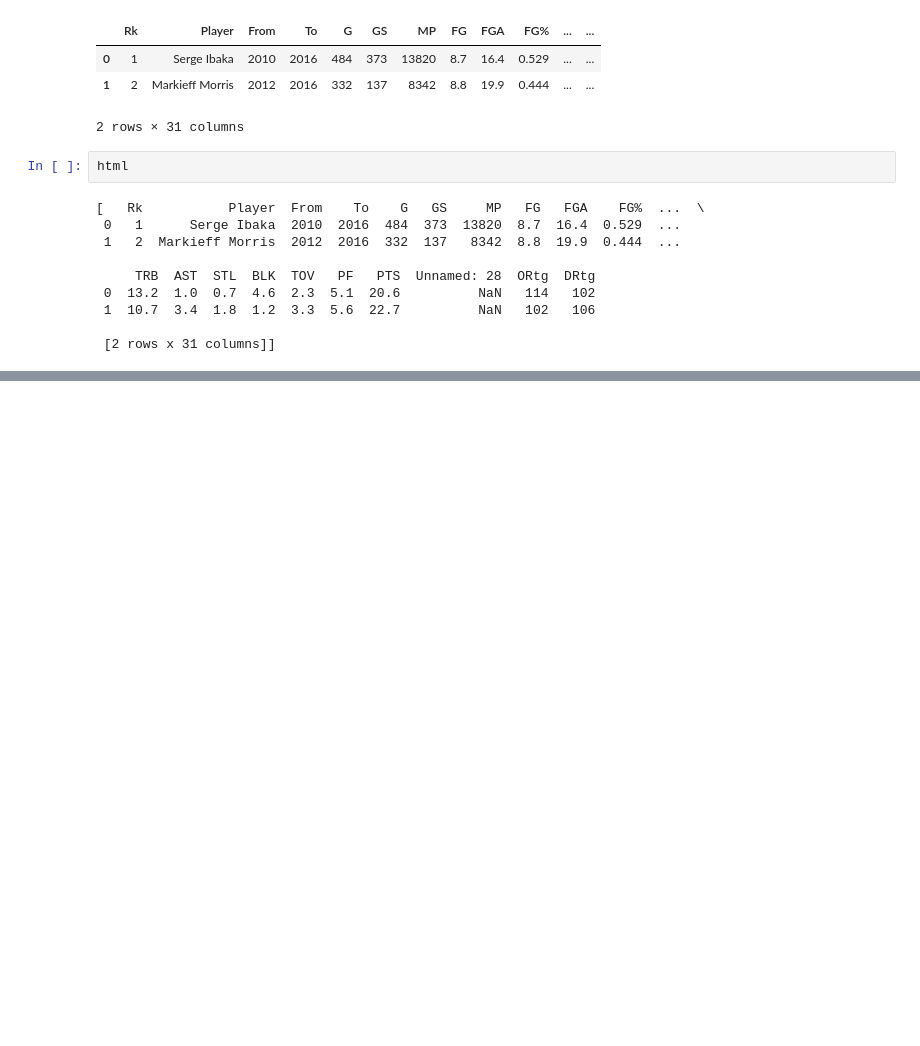
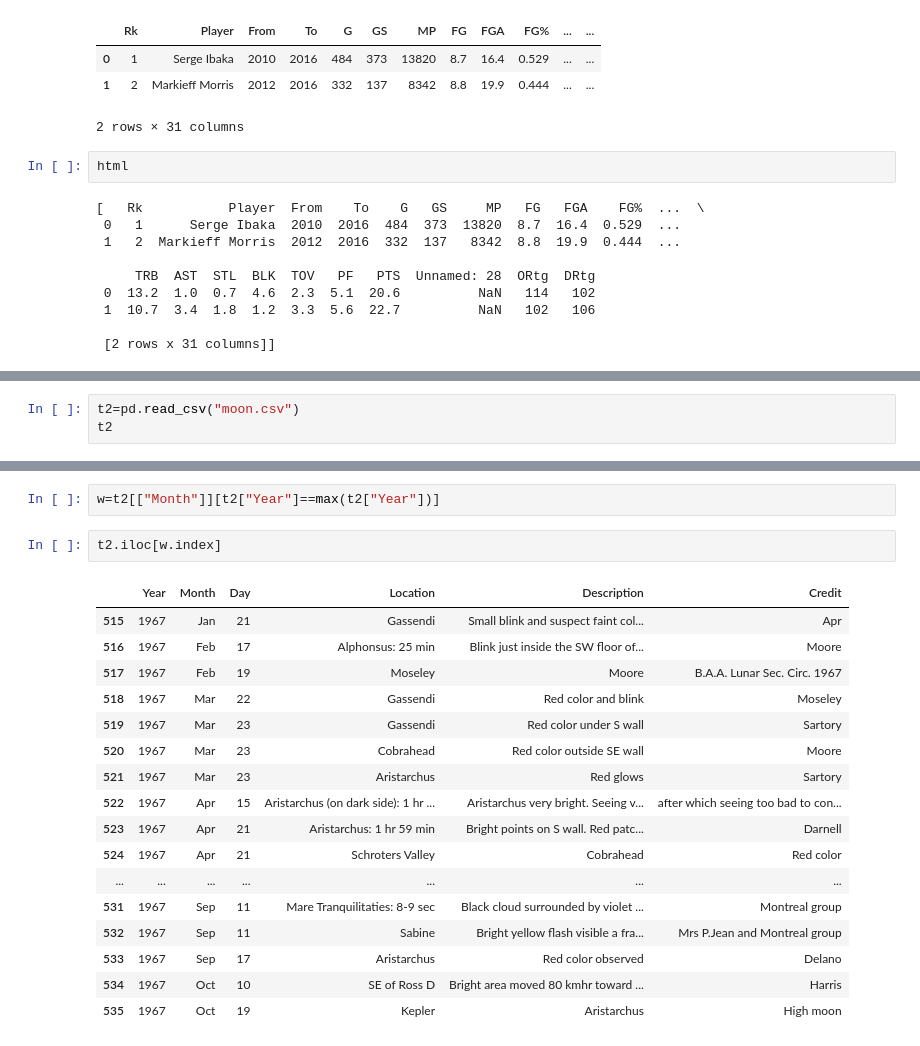
Before and after one commit to Yash621/Ml-dL-Assignments, a Jupyter notebook: pandas/Untitled.ipynb, the cells around one changed output, grey strips where cells are left out. Saved outputs shown, nothing was run; the diff lists cells and outputs as text; blank space fills up the shorter version.

```diff
--- a/pandas/Untitled.ipynb
+++ b/pandas/Untitled.ipynb
@@ -127,0 +185,3 @@ html
+# %%
+t2=pd.read_csv("moon.csv")
+t2
@@ -127,0 +202,22 @@ html
+# %%
+w=t2[["Month"]][t2["Year"]==max(t2["Year"])]
+# %%
+t2.iloc[w.index]
+# %% [output]
+|  | Year | Month | Day | Location | Description | Credit |
+| 515 | 1967 | Jan | 21 | Gassendi | Small blink and suspect faint col... | Apr |
+| 516 | 1967 | Feb | 17 | Alphonsus: 25 min | Blink just inside the SW floor of... | Moore |
+| 517 | 1967 | Feb | 19 | Moseley | Moore | B.A.A. Lunar Sec. Circ. 1967 |
+| 518 | 1967 | Mar | 22 | Gassendi | Red color and blink | Moseley |
+| 519 | 1967 | Mar | 23 | Gassendi | Red color under S wall | Sartory |
+| 520 | 1967 | Mar | 23 | Cobrahead | Red color outside SE wall | Moore |
+| 521 | 1967 | Mar | 23 | Aristarchus | Red glows | Sartory |
+| 522 | 1967 | Apr | 15 | Aristarchus (on dark side): 1 hr ... | Aristarchus very bright. Seeing v... | after which seeing too bad to con... |
+| 523 | 1967 | Apr | 21 | Aristarchus: 1 hr 59 min | Bright points on S wall. Red patc... | Darnell |
+| 524 | 1967 | Apr | 21 | Schroters Valley | Cobrahead | Red color |
+| ... | ... | ... | ... | ... | ... | ... |
+| 531 | 1967 | Sep | 11 | Mare Tranquilitaties: 8-9 sec | Black cloud surrounded by violet ... | Montreal group |
+| 532 | 1967 | Sep | 11 | Sabine | Bright yellow flash visible a fra... | Mrs P.Jean and Montreal group |
+| 533 | 1967 | Sep | 17 | Aristarchus | Red color observed | Delano |
+| 534 | 1967 | Oct | 10 | SE of Ross D | Bright area moved 80 kmhr toward ... | Harris |
+| 535 | 1967 | Oct | 19 | Kepler | Aristarchus | High moon |
```
Also changed, not shown: parts of 7 cells of this notebook.
